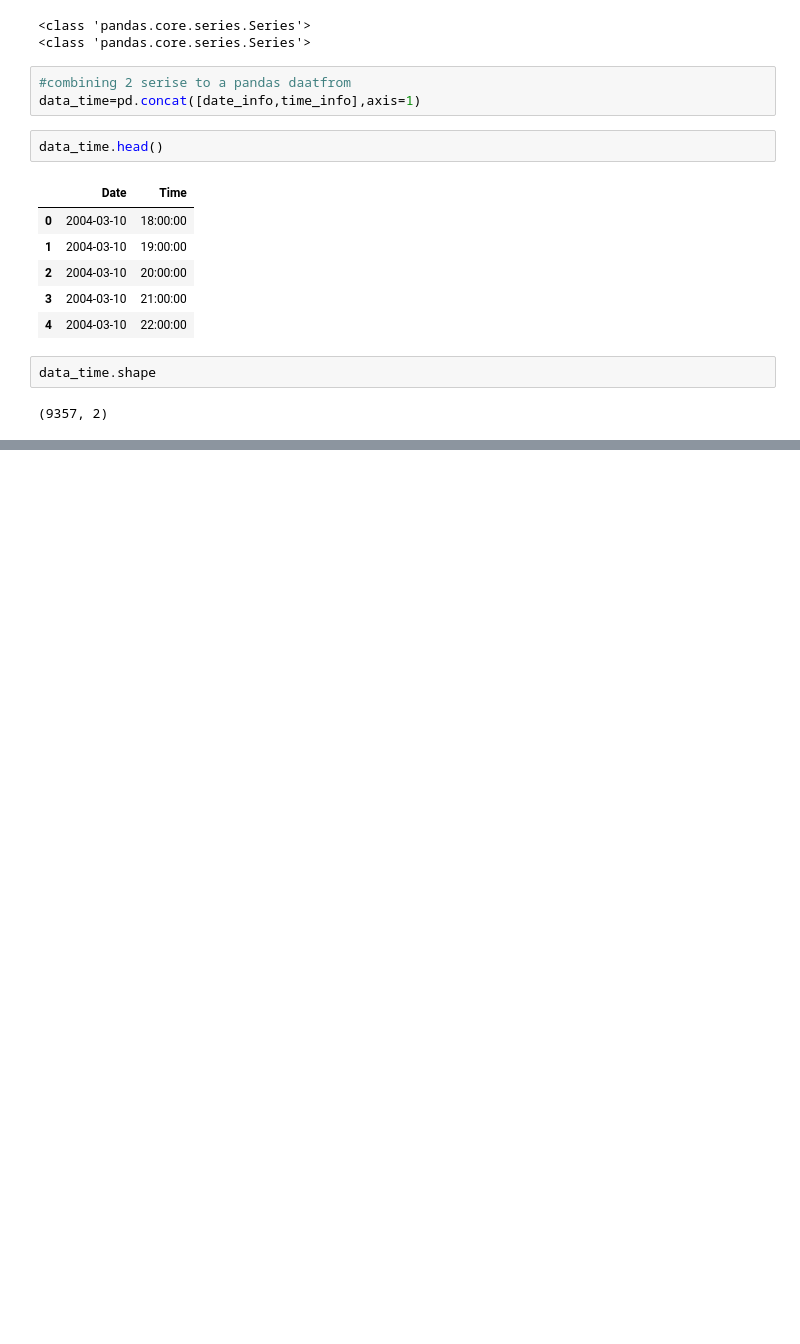
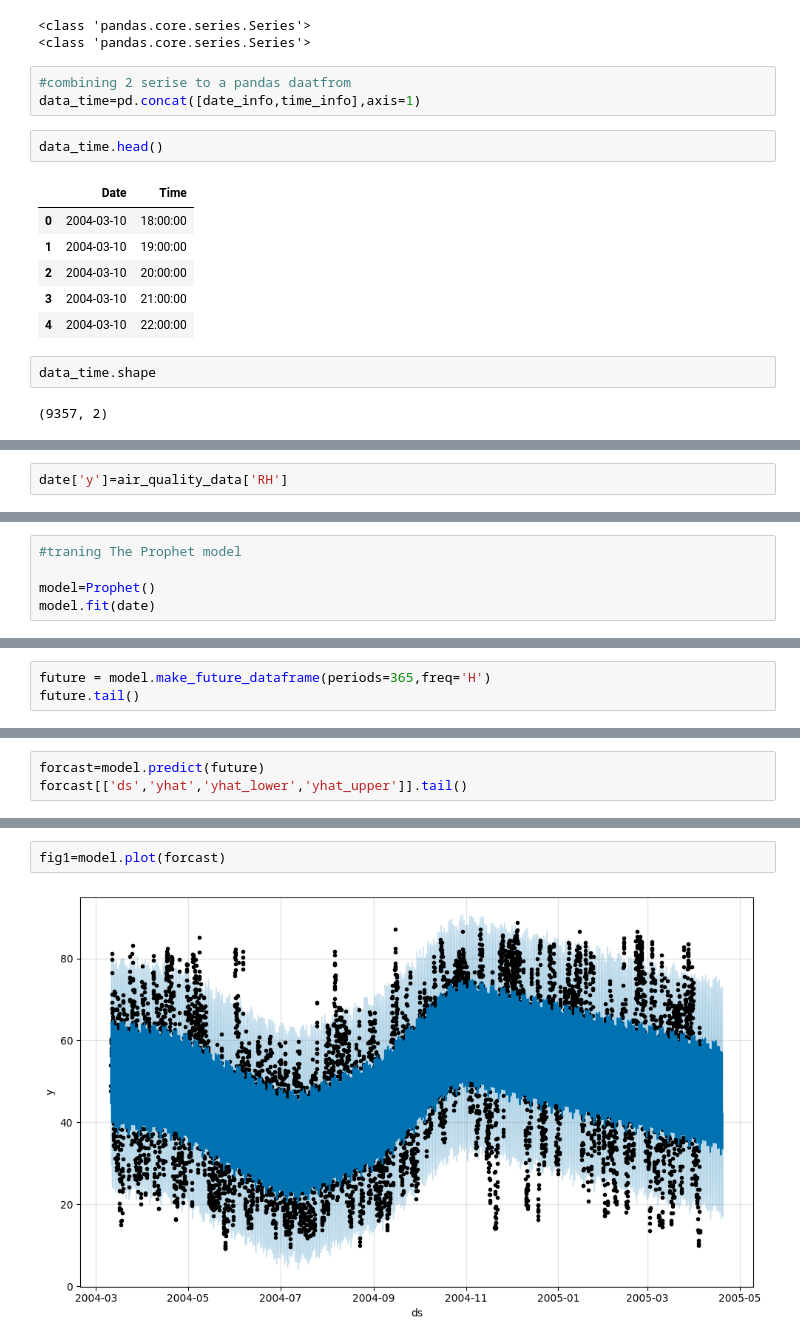
Before and after one commit to iitdamansharma/AI-Powered-Code-Assistant, a Jupyter notebook: Air_Quality_Forcasting_using_ML_.ipynb, the cells around one changed output, grey strips where cells are left out. Cells and saved outputs as stored; diff of their text form; blank space fills up the shorter version.

```diff
--- a/Air_Quality_Forcasting_using_ML_.ipynb
+++ b/Air_Quality_Forcasting_using_ML_.ipynb
@@ -299,0 +339,2 @@ data_time.shape
+# %%
+date['y']=air_quality_data['RH']
@@ -299,0 +375,5 @@ data_time.shape
+# %%
+#traning The Prophet model
+
+model=Prophet()
+model.fit(date)
@@ -299,0 +392,3 @@ data_time.shape
+# %%
+future = model.make_future_dataframe(periods=365,freq='H')
+future.tail()
@@ -299,0 +402,3 @@ data_time.shape
+# %%
+forcast=model.predict(future)
+forcast[['ds','yhat','yhat_lower','yhat_upper']].tail()
@@ -299,0 +412,4 @@ data_time.shape
+# %%
+fig1=model.plot(forcast)
+# %% [output]
+[figure, added]
```
Also changed, not shown: parts of 15 cells of this notebook.
